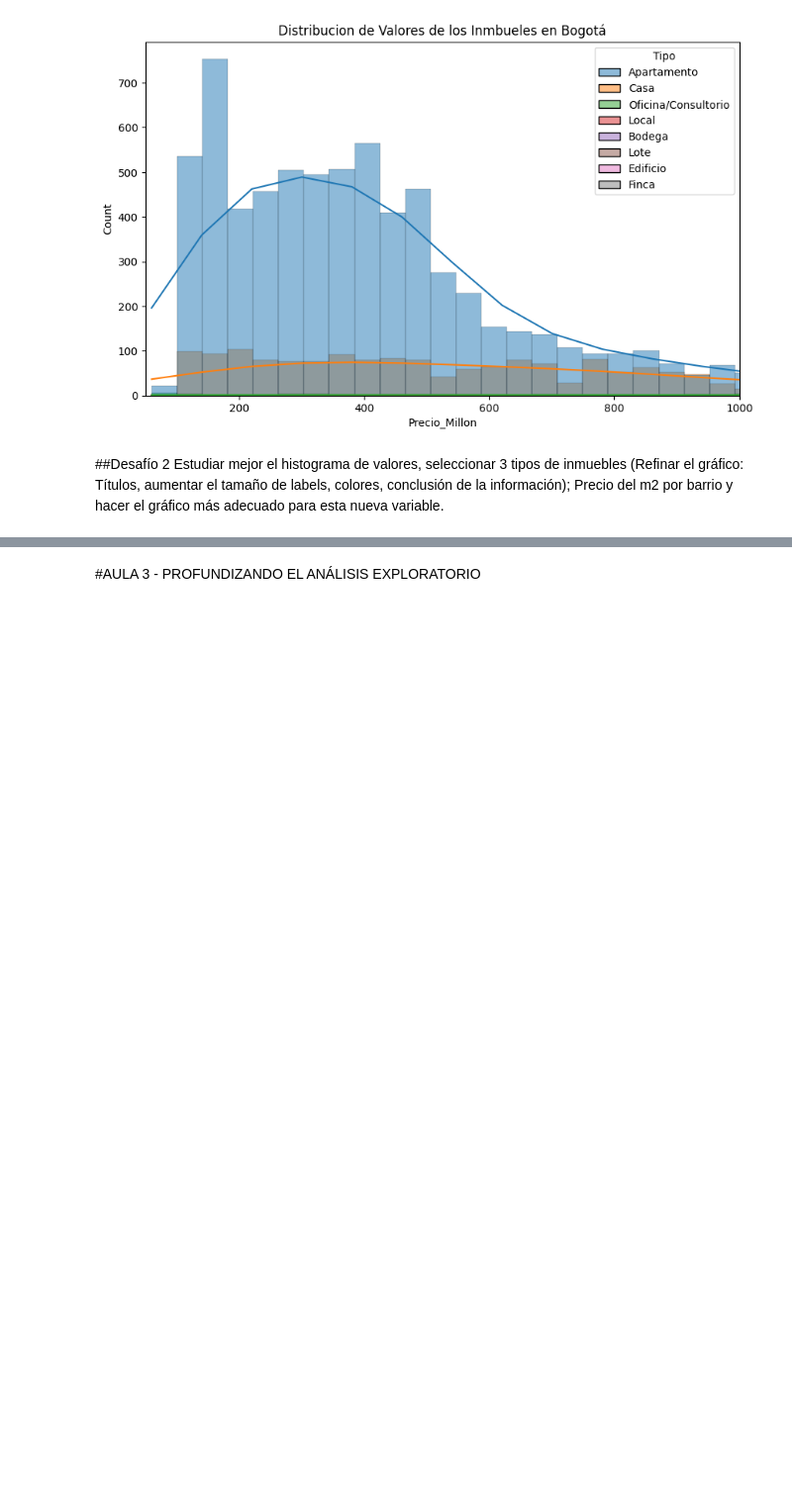
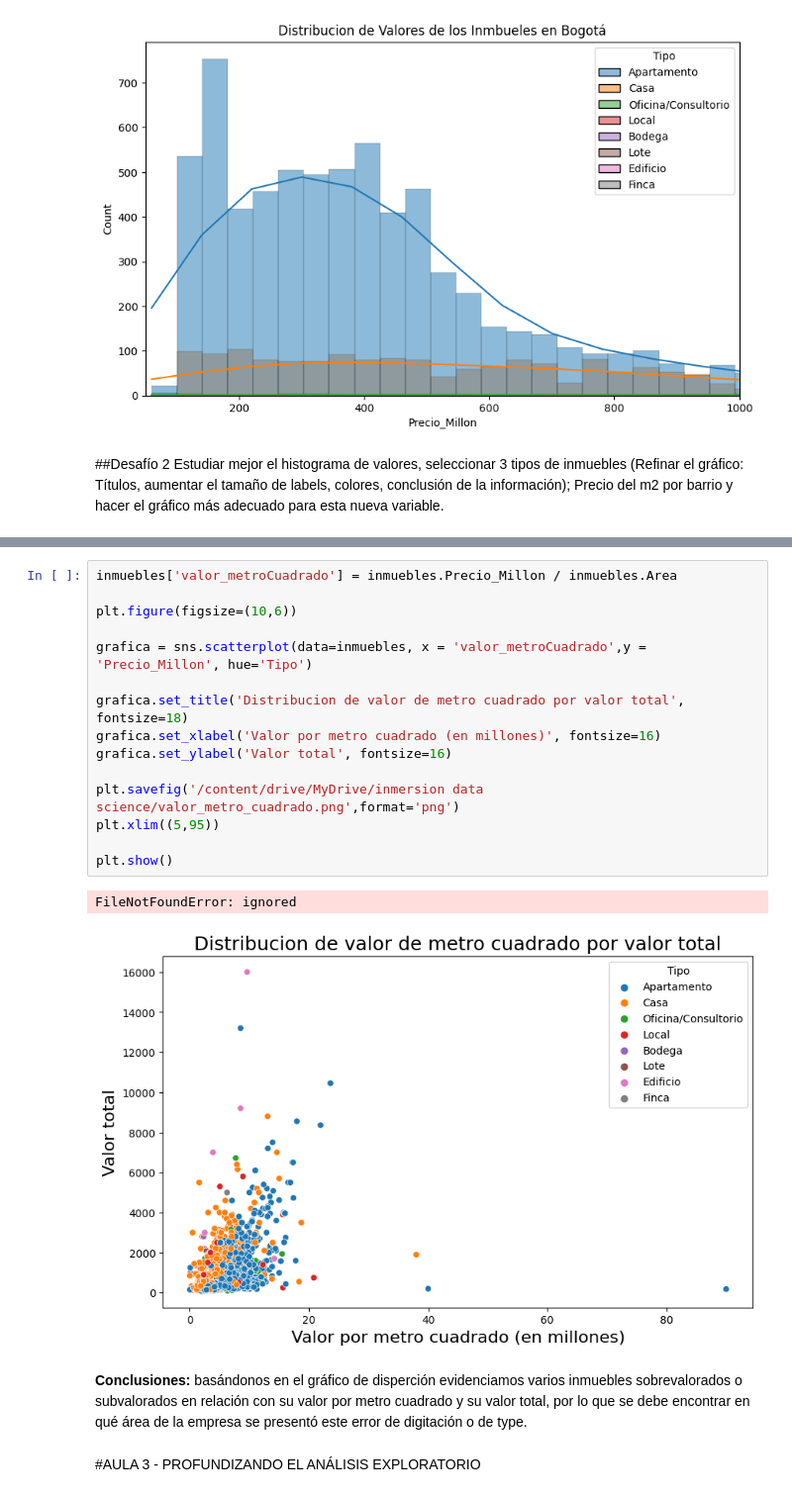
Before and after one commit to Silvi17/Inmersion-Datos, a Jupyter notebook: INMERSION_DATOS.ipynb, the cells around one changed output, grey strips where cells are left out. Shown at 99% size. Cells and saved outputs as stored; diff of their text form; blank space fills up the shorter version.

```diff
--- a/INMERSION_DATOS.ipynb
+++ b/INMERSION_DATOS.ipynb
@@ -457,3 +590,23 @@ Precio del m2 por barrio y hacer el gráfico más adecuado para esta nueva varia
+# %%
+inmuebles['valor_metroCuadrado'] = inmuebles.Precio_Millon / inmuebles.Area
+
+plt.figure(figsize=(10,6))
+
+grafica = sns.scatterplot(data=inmuebles, x = 'valor_metroCuadrado',y = 'Precio_Millon', hue='Tipo')
+
+grafica.set_title('Distribucion de valor de metro cuadrado por valor total', fontsize=18)
+grafica.set_xlabel('Valor por metro cuadrado (en millones)', fontsize=16)
+grafica.set_ylabel('Valor total', fontsize=16)
+
+plt.savefig('/content/drive/MyDrive/inmersion data science/valor_metro_cuadrado.png',format='png')
+plt.xlim((5,95))
+
+plt.show()
+# %% [output]
+FileNotFoundError: ignored
+[figure, added]
+# %% [markdown]
+**Conclusiones:** basándonos en el gráfico de disperción evidenciamos varios inmuebles sobrevalorados o subvalorados en relación con su valor por metro cuadrado y su valor total, por lo que se debe encontrar en qué área de la empresa se presentó este error de digitación o de type.
 # %% [markdown]
 #AULA 3 - PROFUNDIZANDO EL ANÁLISIS EXPLORATORIO
 # %%
```
Also changed, not shown: parts of 81 cells of this notebook.
